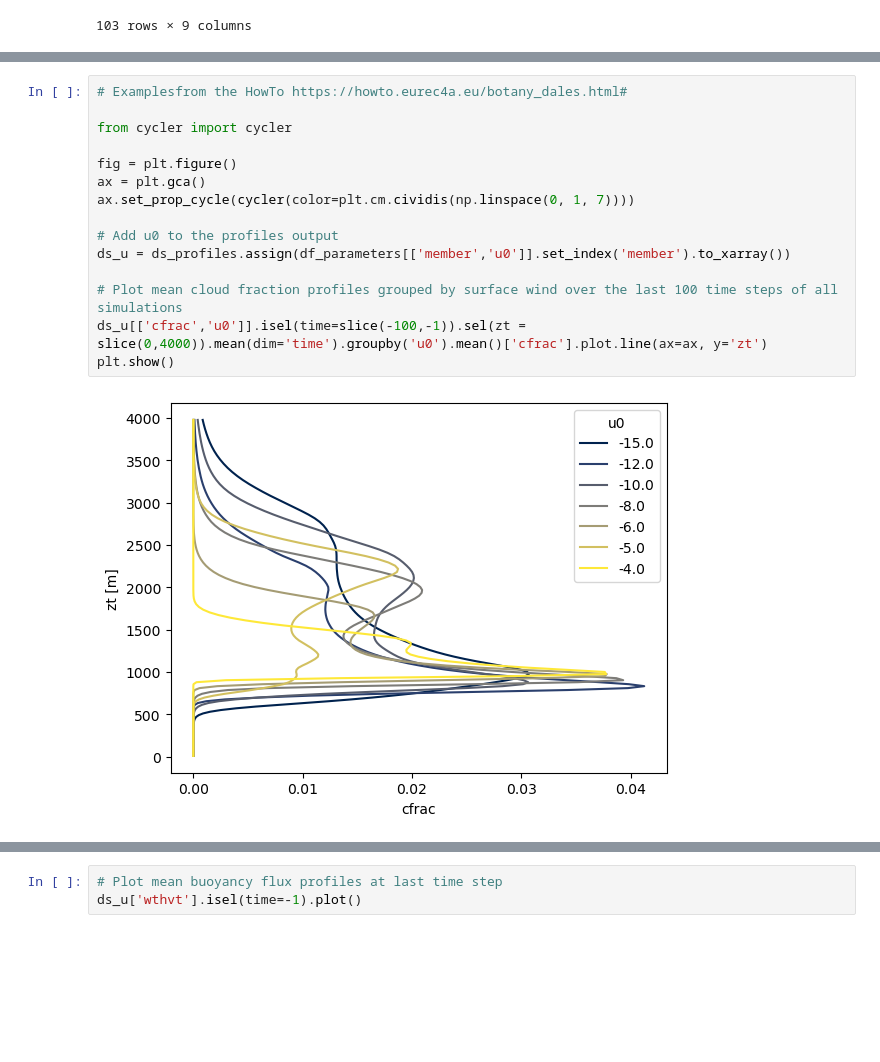
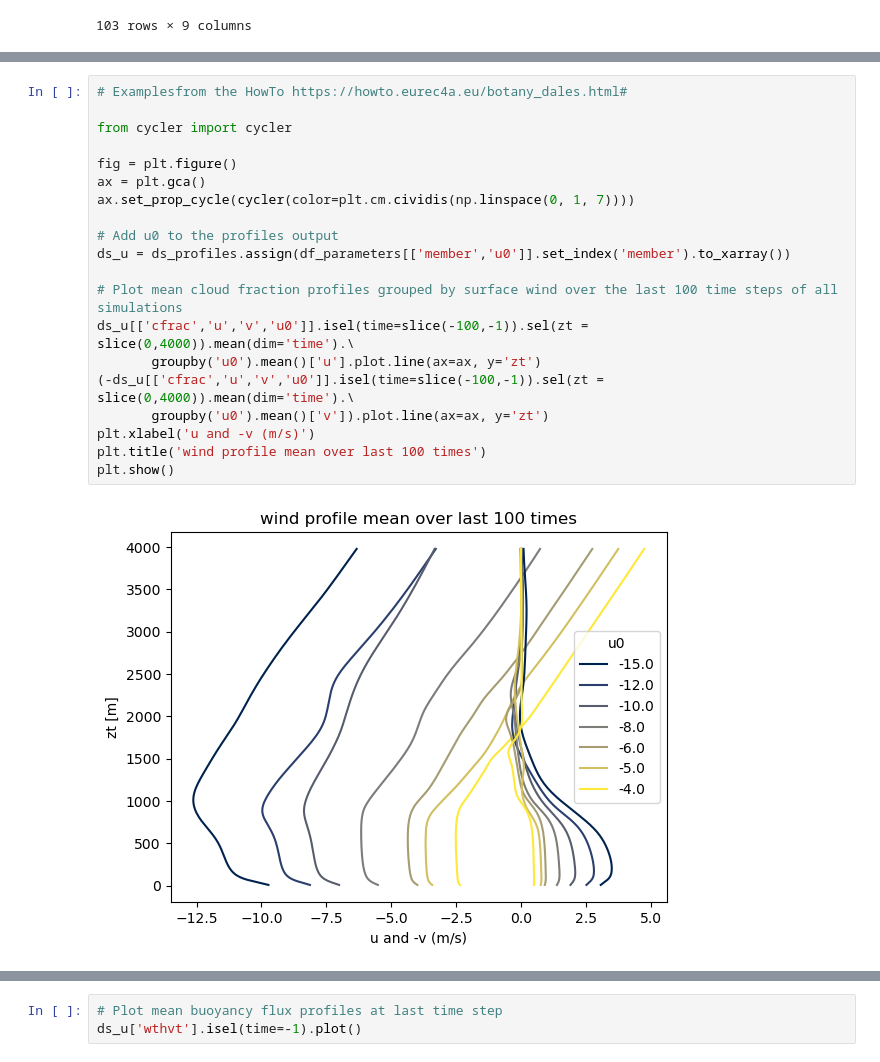
Before and after one commit to ATMOcanes/ATM651, a Jupyter notebook: Jupyter_Notebooks_Python/CloudBotany_downloads.ipynb, the cells around one changed output, grey strips where cells are left out. Cells and saved outputs as stored; diff of their text form; blank space fills up the shorter version.

```diff
--- a/Jupyter_Notebooks_Python/CloudBotany.ipynb
+++ b/Jupyter_Notebooks_Python/CloudBotany_downloads.ipynb
@@ -109,17 +132,22 @@ Data variables:
 # %%
 # Examplesfrom the HowTo https://howto.eurec4a.eu/botany_dales.html#
 
 from cycler import cycler
 
 fig = plt.figure()
 ax = plt.gca()
 ax.set_prop_cycle(cycler(color=plt.cm.cividis(np.linspace(0, 1, 7))))
 
 # Add u0 to the profiles output
 ds_u = ds_profiles.assign(df_parameters[['member','u0']].set_index('member').to_xarray())
 
 # Plot mean cloud fraction profiles grouped by surface wind over the last 100 time steps of all simulations
-ds_u[['cfrac','u0']].isel(time=slice(-100,-1)).sel(zt = slice(0,4000)).mean(dim='time').groupby('u0').mean()['cfrac'].plot.line(ax=ax, y='zt')
+ds_u[['cfrac','u','v','u0']].isel(time=slice(-100,-1)).sel(zt = slice(0,4000)).mean(dim='time').\
+       groupby('u0').mean()['u'].plot.line(ax=ax, y='zt')
+(-ds_u[['cfrac','u','v','u0']].isel(time=slice(-100,-1)).sel(zt = slice(0,4000)).mean(dim='time').\
+       groupby('u0').mean()['v']).plot.line(ax=ax, y='zt')
+plt.xlabel('u and -v (m/s)')
+plt.title('wind profile mean over last 100 times')
 plt.show()
 # %% [output]
-[figure, old version]
+[figure, new version]
```
Also changed, not shown: parts of 32 cells of this notebook, 4 other files.
